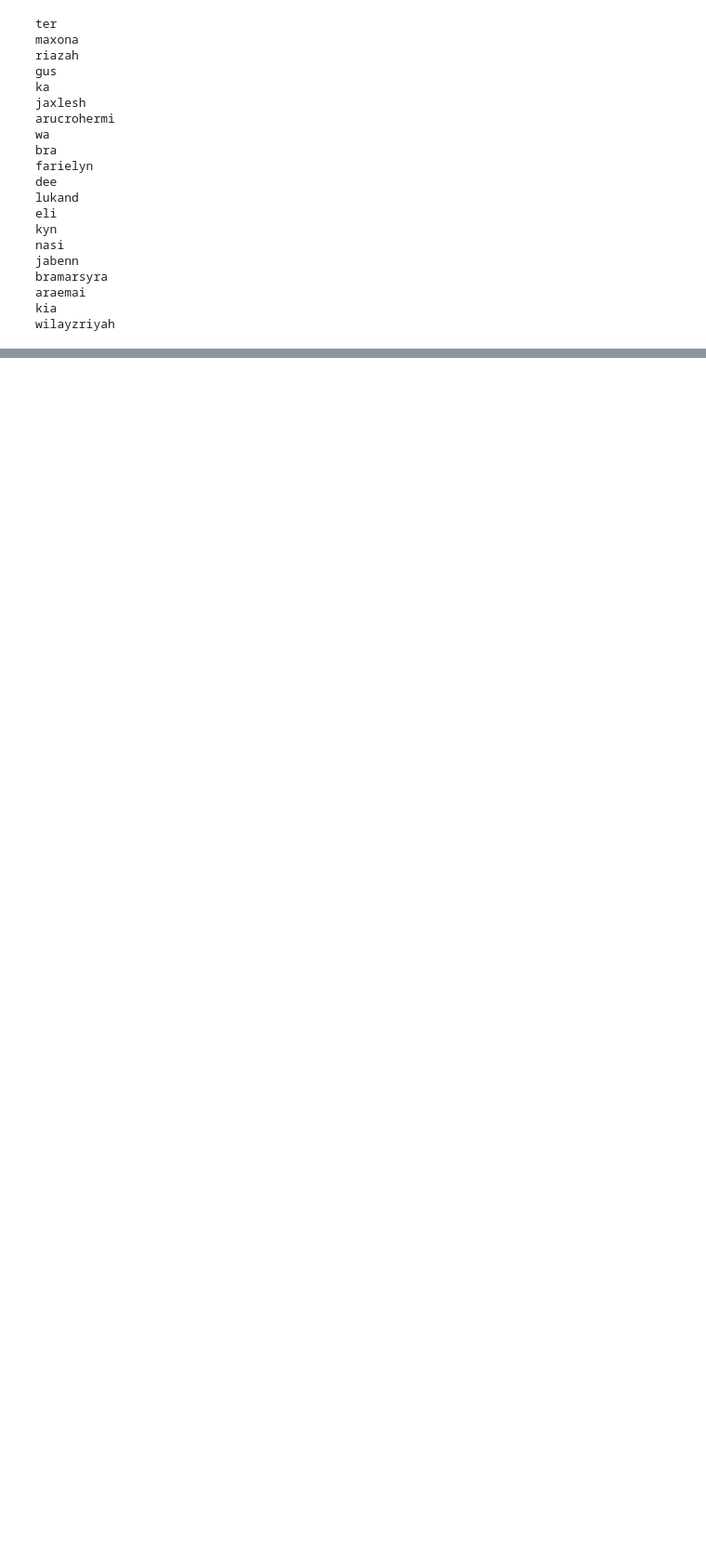
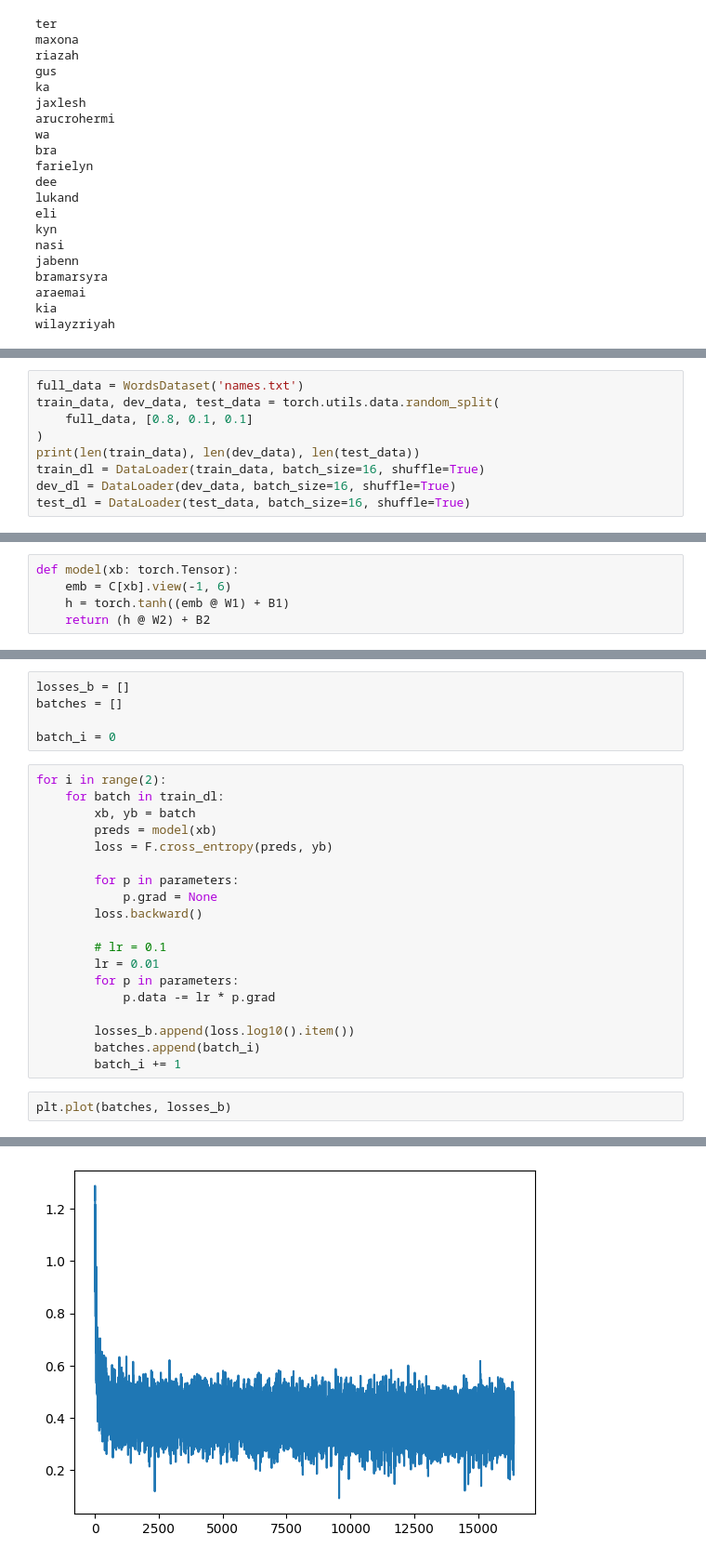
Before and after one commit to Daynil/micrograd_karpathy, a Jupyter notebook: makemore.ipynb, the cells around one changed output, grey strips where cells are left out. Shown: that part at 93% size. Saved outputs shown, nothing was run; the diff lists cells and outputs as text; blank space fills up the shorter version.

```diff
--- a/makemore.ipynb
+++ b/makemore.ipynb
@@ -1081,0 +1438,9 @@ wilayzriyah
+# %%
+full_data = WordsDataset('names.txt')
+train_data, dev_data, test_data = torch.utils.data.random_split(
+    full_data, [0.8, 0.1, 0.1]
+)
+print(len(train_data), len(dev_data), len(test_data))
+train_dl = DataLoader(train_data, batch_size=16, shuffle=True)
+dev_dl = DataLoader(dev_data, batch_size=16, shuffle=True)
+test_dl = DataLoader(test_data, batch_size=16, shuffle=True)
@@ -1081,0 +1449,5 @@ wilayzriyah
+# %%
+def model(xb: torch.Tensor):
+    emb = C[xb].view(-1, 6)
+    h = torch.tanh((emb @ W1) + B1)
+    return (h @ W2) + B2
@@ -1081,0 +1458,27 @@ wilayzriyah
+# %%
+losses_b = []
+batches = []
+
+batch_i = 0
+# %%
+for i in range(2):
+    for batch in train_dl:
+        xb, yb = batch
+        preds = model(xb)
+        loss = F.cross_entropy(preds, yb)
+
+        for p in parameters:
+            p.grad = None
+        loss.backward()
+
+        # lr = 0.1
+        lr = 0.01
+        for p in parameters:
+            p.data -= lr * p.grad
+
+        losses_b.append(loss.log10().item())
+        batches.append(batch_i)
+        batch_i += 1
+# %%
+plt.plot(batches, losses_b)
+# %% [output]
@@ -1081,0 +1486 @@ wilayzriyah
+[figure, added]
```
Also changed, not shown: parts of 48 cells of this notebook, 1 other file.
